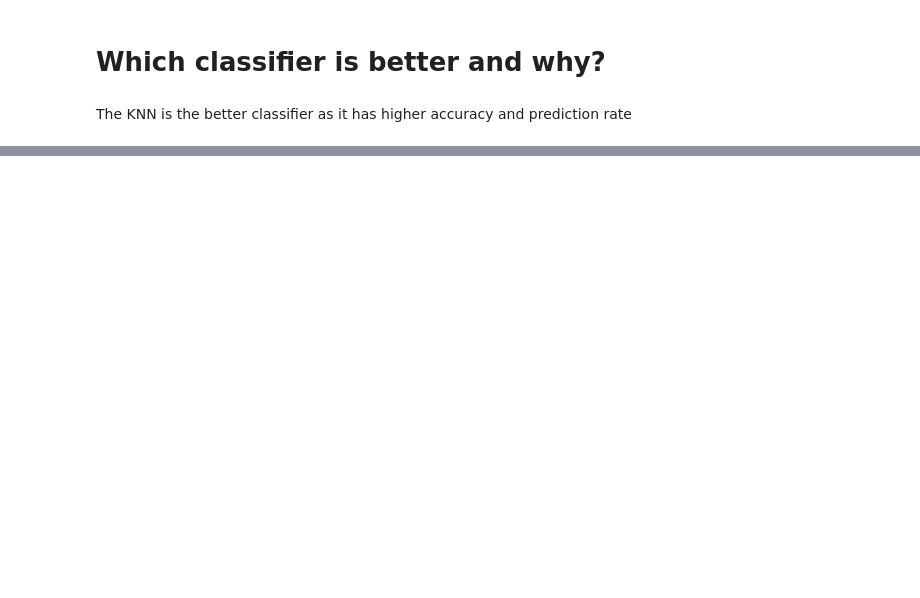
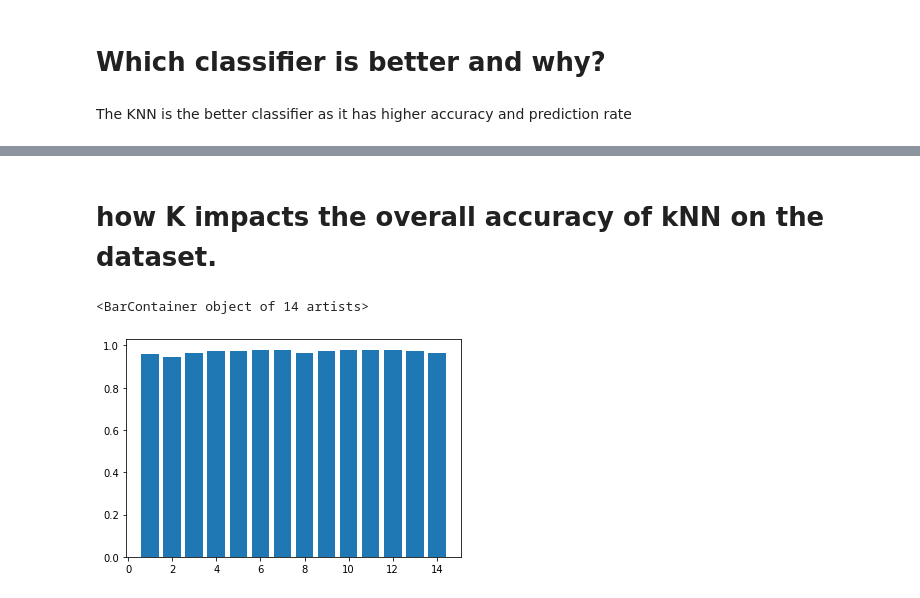
Before and after one commit to priscilla304/Machine_Learning, a Jupyter notebook: Iris_KNN_KFOLD.ipynb, the cells around one changed output, grey strips where cells are left out. Saved outputs shown, nothing was run; the diff lists cells and outputs as text; code cells hidden in the pictures; blank space fills up the shorter version.

```diff
--- a/Iris_KNN_KFOLD.ipynb
+++ b/Iris_KNN_KFOLD.ipynb
@@ -128,0 +131,9 @@ The KNN is the better classifier as it has higher accuracy and prediction rate
+# %%
+k_range = range(1,15)
+scores_list = []
+# %%
+for k in k_range:
+    knn = KNeighborsClassifier(n_neighbors=k)
+    scores = cross_val_score(knn, X, y, cv=5, scoring = 'accuracy')
+    scores_list.append(scores.mean())
+    print(scores_list)
@@ -128,0 +174,10 @@ The KNN is the better classifier as it has higher accuracy and prediction rate
+# %% [markdown]
+# how K impacts the overall accuracy of kNN on the dataset.
+# %%
+# changing to misclassification error
+#MSE = [1 - x for x in cv_scores]
+
+plt.bar(k_range,scores_list)
+# %% [output]
+<BarContainer object of 14 artists>
+[figure, added]
```
Also changed, not shown: parts of 10 cells of this notebook.
